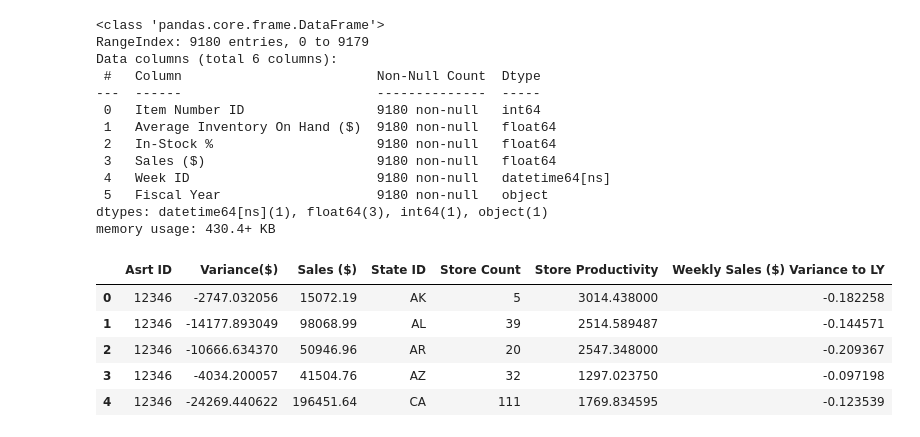
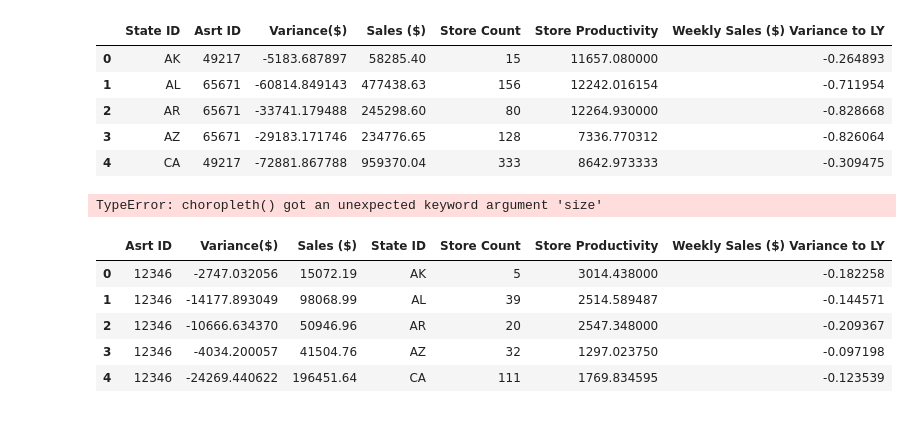
Before and after one commit to BrightTsevi/Sales_Dashboard, a Jupyter notebook: Ex_Files_PowerBI_Top_Skills/Exercise Files/Sales Data.ipynb, the cells around one changed output. Cells and saved outputs as stored; diff of their text form; code cells hidden in the pictures.

```diff
--- a/Ex_Files_PowerBI_Top_Skills/Exercise Files/Sales Data.ipynb
+++ b/Ex_Files_PowerBI_Top_Skills/Exercise Files/Sales Data.ipynb
@@ -6,23 +6,21 @@ In_stock = pd.read_excel('02_01_Sales_Data.xlsx',sheet_name='In-Stock Data')
 Geo_Data = pd.read_excel('02_01_Sales_Data.xlsx',sheet_name='Geo Data')
 Item_Details = pd.read_excel('02_01_Sales_Data.xlsx',sheet_name='Item Details')
 Asrt_Desc = pd.read_excel('02_01_Sales_Data.xlsx',sheet_name='Assortment Details')
-# %%
-In_stock.head()
-In_stock.info()
-# %% [output]
-<class 'pandas.core.frame.DataFrame'>
-RangeIndex: 9180 entries, 0 to 9179
-Data columns (total 6 columns):
- #   Column                         Non-Null Count  Dtype
----  ------                         --------------  -----
- 0   Item Number ID                 9180 non-null   int64
- 1   Average Inventory On Hand ($)  9180 non-null   float64
- 2   In-Stock %                     9180 non-null   float64
- 3   Sales ($)                      9180 non-null   float64
- 4   Week ID                        9180 non-null   datetime64[ns]
- 5   Fiscal Year                    9180 non-null   object
-dtypes: datetime64[ns](1), float64(3), int64(1), object(1)
-memory usage: 430.4+ KB
+# %%
+grouped_geo = Geo_Data.groupby('State ID',as_index=False).sum()
+grouped_geo.head()
+# %% [output]
+|  | State ID | Asrt ID | Variance($) | Sales ($) | Store Count | Store Productivity | Weekly Sales ($) Variance to LY |
+| 0 | AK | 49217 | -5183.687897 | 58285.40 | 15 | 11657.080000 | -0.264893 |
+| 1 | AL | 65671 | -60814.849143 | 477438.63 | 156 | 12242.016154 | -0.711954 |
+| 2 | AR | 65671 | -33741.179488 | 245298.60 | 80 | 12264.930000 | -0.828668 |
+| 3 | AZ | 65671 | -29183.171746 | 234776.65 | 128 | 7336.770312 | -0.826064 |
+| 4 | CA | 49217 | -72881.867788 | 959370.04 | 333 | 8642.973333 | -0.309475 |
+# %%
+px.choropleth(grouped_geo, locations="State ID", color="Store Count", size="Sales ($)",
+                     projection="natural earth")
+# %% [output]
+TypeError: choropleth() got an unexpected keyword argument 'size'
 # %%
 Geo_Data.head()
 # %% [output]
```
Also changed, not shown: parts of 11 cells of this notebook.
